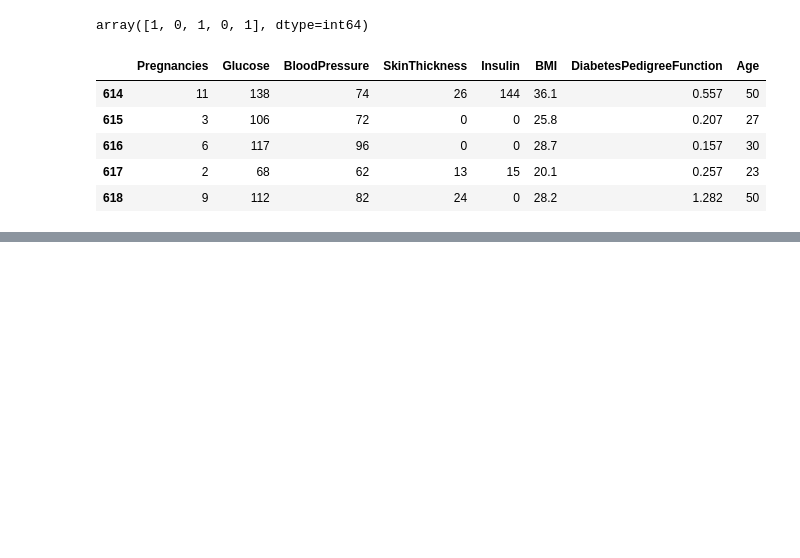
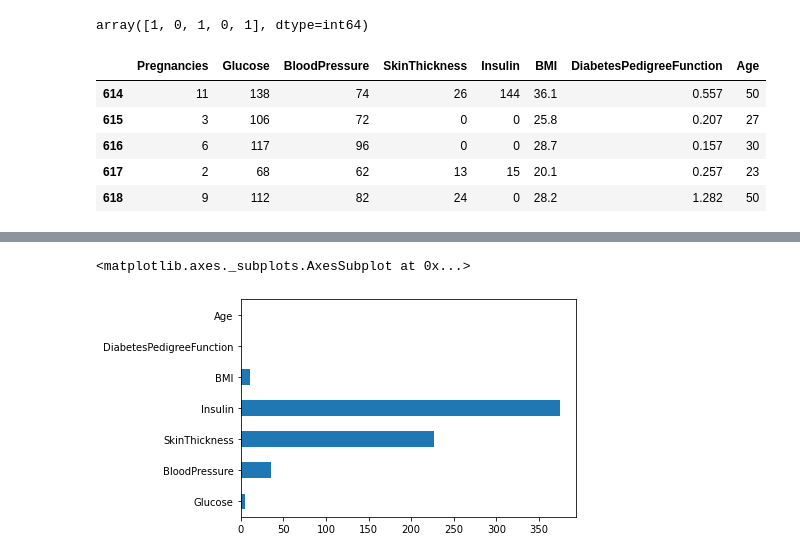
Before and after one commit to JIHYO-JEON/datascience_tutorial, a Jupyter notebook: diabetes_prediction.ipynb, the cells around one changed output, grey strips where cells are left out. Drawn from its saved outputs; the diff is of its cells as text; code cells hidden in the pictures; blank space fills up the shorter version.

```diff
--- a/diabetes_prediction.ipynb
+++ b/diabetes_prediction.ipynb
@@ -197,0 +233,3 @@ model.score(X_test, y_test) * 100
+# %%
+feature_columns = df.columns[0:-1].tolist()
+feature_columns
@@ -197,0 +245,3 @@ model.score(X_test, y_test) * 100
+# %%
+cols = feature_columns[1:]
+cols
@@ -197,0 +256,4 @@ model.score(X_test, y_test) * 100
+# %%
+df_null = df[cols].replace(0, np.nan)
+df_null = df_null.isnull()
+df_null.sum()
@@ -197,0 +269,5 @@ model.score(X_test, y_test) * 100
+# %%
+df_null.sum().plot.barh()
+# %% [output]
+<matplotlib.axes._subplots.AxesSubplot at 0x...>
+[figure, added]
```
Also changed, not shown: parts of 77 cells of this notebook.
